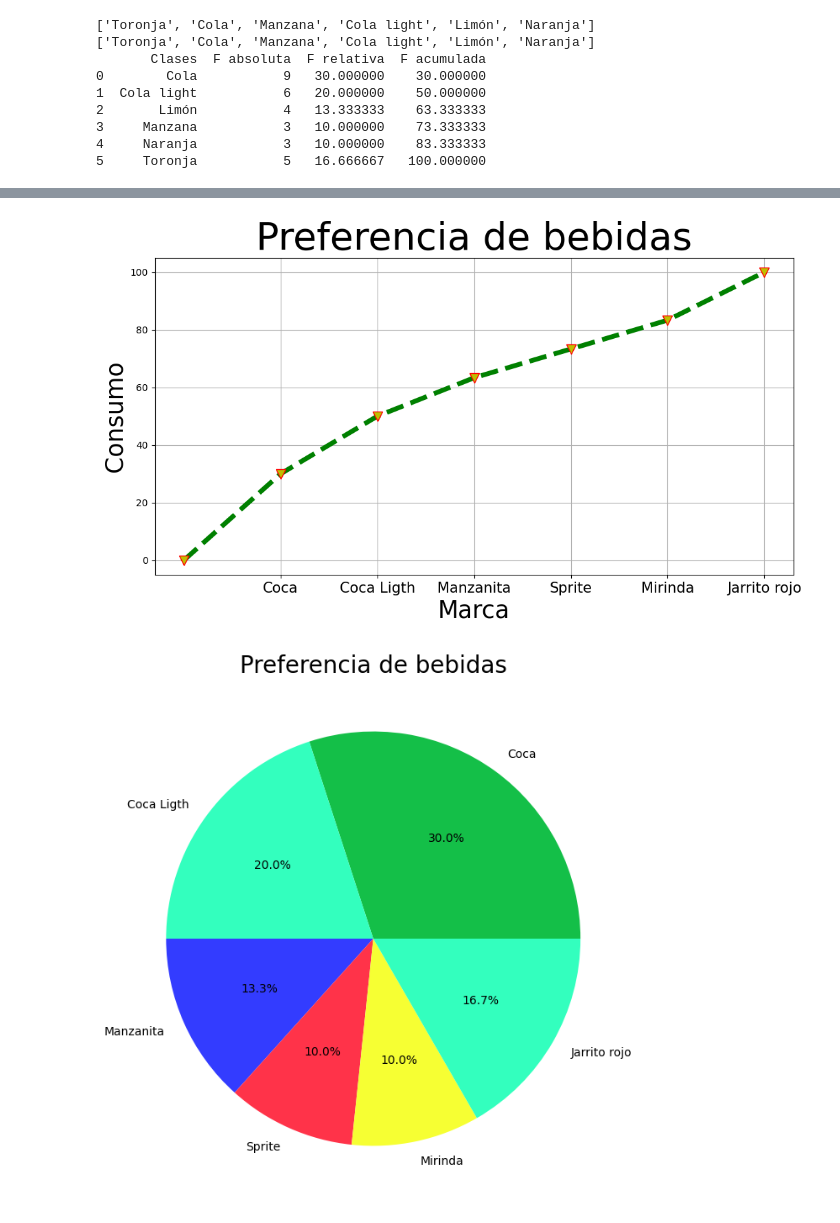
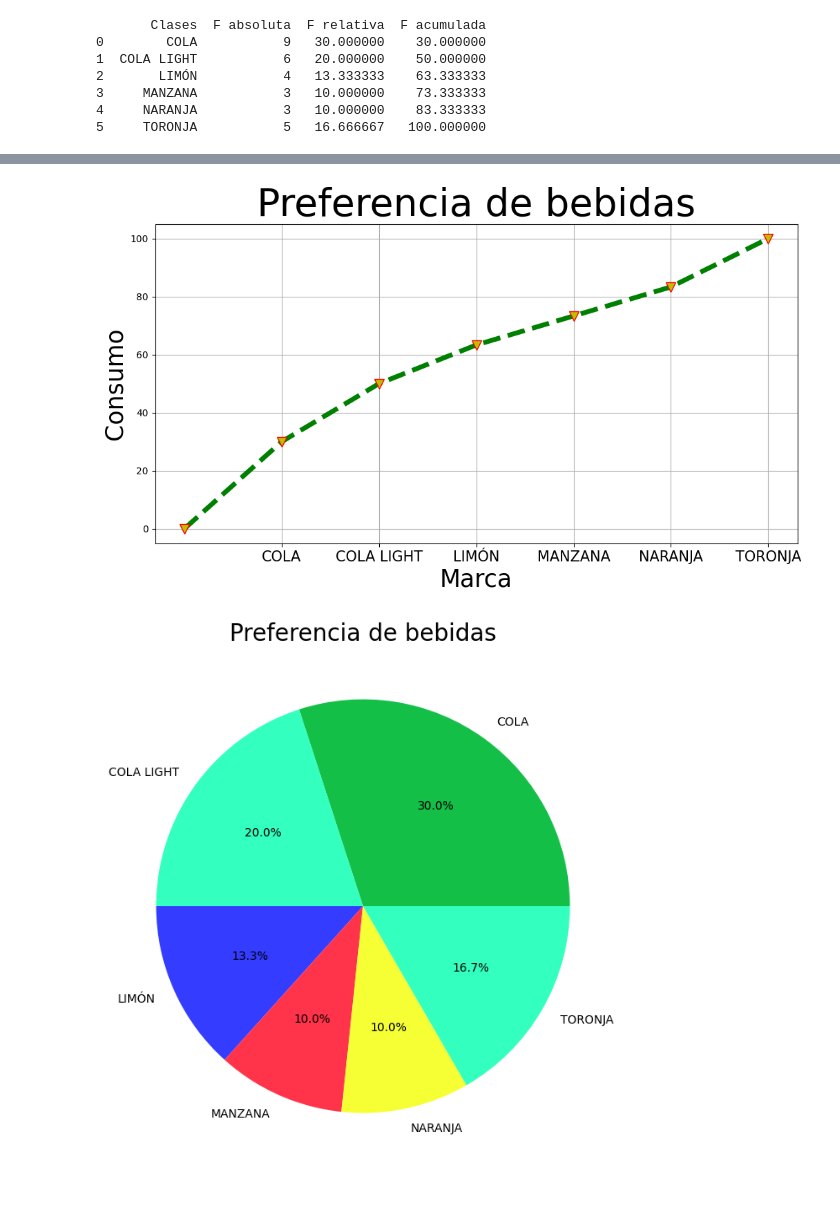
Before and after one commit to imac22/Frecuencias, a Jupyter notebook: letras.ipynb, the cells around one changed output, grey strips where cells are left out. Drawn from its saved outputs; the diff is of its cells as text; code cells hidden in the pictures.

```diff
--- a/letras.ipynb
+++ b/letras.ipynb
@@ -20,48 +15,49 @@ import codigo_base.caracas as ca
 import codigo_base.paz as pa
 import codigo_base.atanacio as at
 # %%
-datos = ['Toronja', 'Cola', 'Manzana', 'Toronja', 'Cola',
+# Arreglo a usar
+datos = ['Toronja     ', '   Cola   ', 'Manzana', 'Toronja', 'Cola',
                 'Toronja', 'Cola light', 'Cola', 'Limón', 'Manzana',
                 'Naranja', 'Naranja', 'Cola light', 'Limón', 'Cola',
                 'Toronja', 'Cola', 'Limón', 'Toronja', 'Cola light',
                 'Cola light', 'Cola', 'Limón', 'Cola light', 'Cola',
                 'Manzana', 'Cola', 'Naranja', 'Cola', 'Cola light',]
 
-clases, fa_absoluta = r.frec_abs(datos)
-print(clases)
+datosF = p.format_list(datos) #Cambia el formato de los datos del arreglo
 
-clases_sorted = o.clases_str_sort(clases)
-print(clases)
+clases, fa_absoluta = r.frec_abs(datosF) #Calcula las clases unicas asi como su F_absoluta
 
-fa_sorted = m.sort_clases_fa(clases, clases_sorted, fa_absoluta)
+clases_sorted = o.clases_str_sort(clases) #Ordena las clases por ordes alfabetico
+
+fa_sorted = m.sort_clases_fa(clases, clases_sorted, fa_absoluta) #Ordena las F_absolutas
+
+fr_relativa =  g.frecuencia_rel(fa_sorted) #Calculas las F_relativas
+
+fr_acum = j.calcular_frecuencia_a(fr_relativa) #Calculas las F_acomuladas
+
+tabla = ft.imptabla(clases_sorted, fa_sorted, fr_relativa, fr_acum) #Ordena los datos recabados en una tabla
 
 
-fr_relativa =  g.frecuencia_rel(fa_sorted)
+print (tabla) #Impresion de la tabla
 
-fr_acum = j.calcular_frecuencia_a(fr_relativa)
+marcas_texto = clases_sorted #Da el valor de las clases ordenadas a marcas texto
 
-tabla = ft.imptabla(clases_sorted, fa_sorted, fr_relativa, fr_acum)
-
-print (tabla)
-marcas_texto = ["Coca", "Coca Ligth", "Manzanita", "Sprite", "Mirinda", "Jarrito rojo"]
-
-
+# Definicion de 'titulos'
 labelx = "Marca"
 labely = "Consumo"
 titulo = "Preferencia de bebidas"
 
+# Impresion de las tablas correspondientes
 histograma = ca.plot_hist(clases, fa_sorted, marcas_texto, labelx, labely, titulo)
 poligono = me.plot_poligono(clases,  fa_sorted,marcas_texto, labelx, labely, titulo)
 barras = pa.plot_barras(clases,fa_sorted, marcas_texto, labelx, labely, titulo)
 ojiva = at.plot_ojiva(clases,  fr_acum, marcas_texto, labelx, labely, titulo)
 pastel = re.plot_pie(fr_relativa,marcas_texto,titulo)
 # %% [output]
-['Toronja', 'Cola', 'Manzana', 'Cola light', 'Limón', 'Naranja']
-['Toronja', 'Cola', 'Manzana', 'Cola light', 'Limón', 'Naranja']
        Clases  F absoluta  F relativa  F acumulada
-0        Cola           9   30.000000    30.000000
-1  Cola light           6   20.000000    50.000000
-2       Limón           4   13.333333    63.333333
-3     Manzana           3   10.000000    73.333333
-4     Naranja           3   10.000000    83.333333
-5     Toronja           5   16.666667   100.000000
+0        COLA           9   30.000000    30.000000
+1  COLA LIGHT           6   20.000000    50.000000
+2       LIMÓN           4   13.333333    63.333333
+3     MANZANA           3   10.000000    73.333333
+4     NARANJA           3   10.000000    83.333333
+5     TORONJA           5   16.666667   100.000000
@@ -71,2 +67,2 @@ pastel = re.plot_pie(fr_relativa,marcas_texto,titulo)
-[figure, old version]
+[figure, new version]
-[figure, old version]
+[figure, new version]
```
Also changed, not shown: parts of 2 cells of this notebook, 2 other files.
